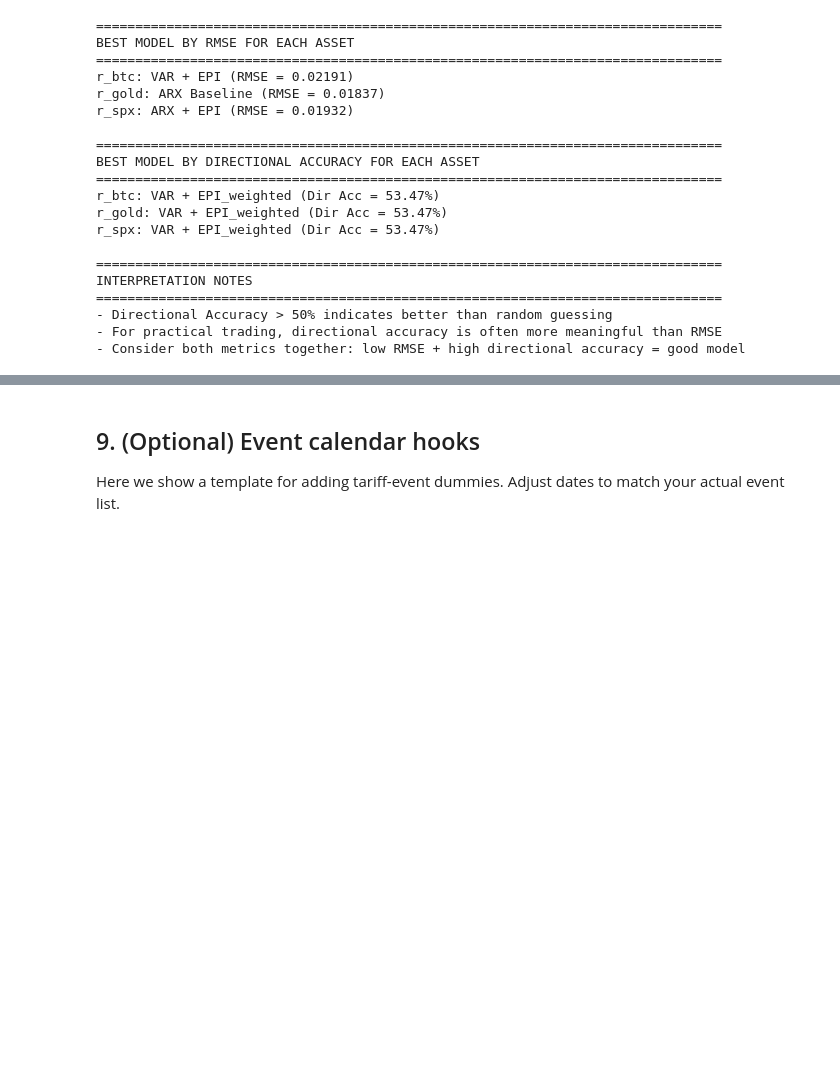
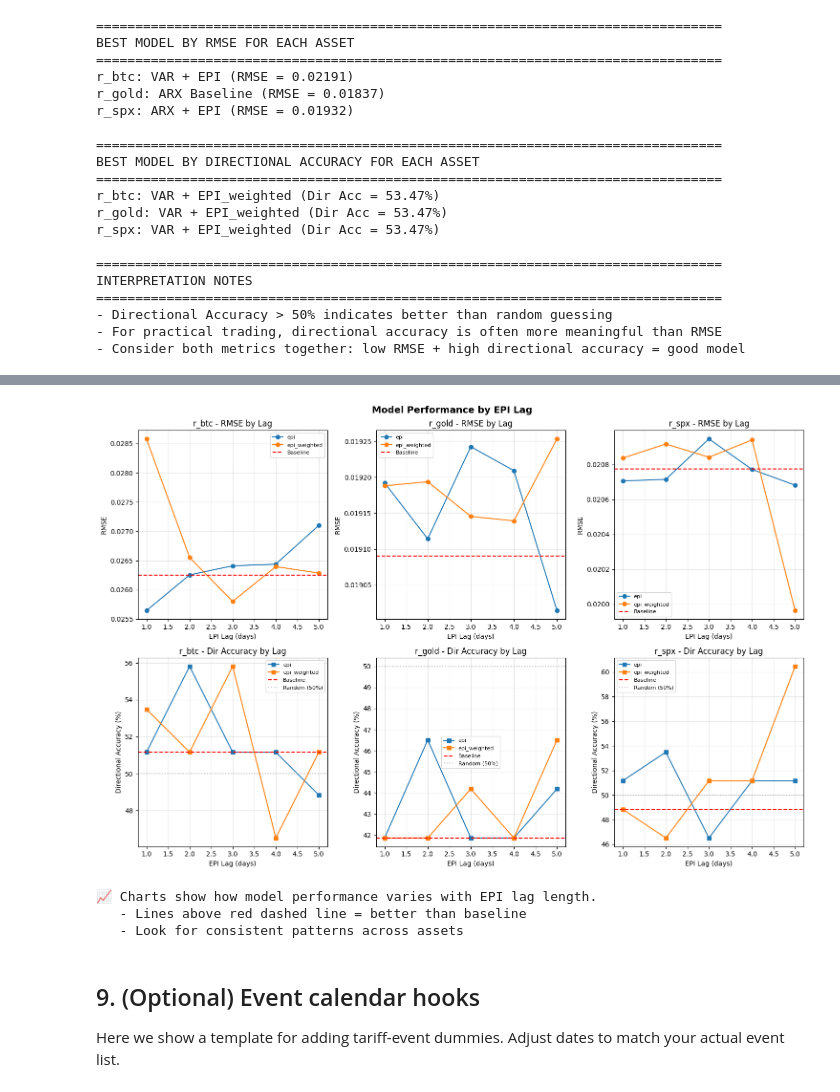
Before and after one commit to isom-ds/youtube-emotion-financial-modelling, a Jupyter notebook: 511_financial_epi_with_directional.ipynb, the cells around one changed output, grey strips where cells are left out. Saved outputs shown, nothing was run; the diff lists cells and outputs as text; code cells hidden in the pictures; blank space fills up the shorter version.

Commit message:
Improve model by adding more lags and analysis

```diff
--- a/511_financial_epi_with_directional.ipynb
+++ b/511_financial_epi_with_directional.ipynb
@@ -1602,3 +2909,54 @@ INTERPRETATION NOTES
+# %%
+# ============================================================
+# Visualization: Lag Performance Heatmaps
+# ============================================================
+
+import matplotlib.pyplot as plt
+
+fig, axes = plt.subplots(2, 3, figsize=(15, 10))
+fig.suptitle("Model Performance by EPI Lag", fontsize=14, fontweight='bold')
+
+# Plot for each asset
+for idx, asset in enumerate(assets):
+    # RMSE heatmap data
+    asset_data = lag_results_df[lag_results_df["asset"] == asset]
+
+    # Plot RMSE by lag
+    ax1 = axes[0, idx]
+    for epi_type in ["epi", "epi_weighted"]:
+        subset = asset_data[asset_data["epi_type"] == epi_type]
+        ax1.plot(subset["epi_lag"], subset["rmse"], marker='o', label=epi_type)
+    ax1.axhline(y=baseline_results[asset]["rmse"], color='red', linestyle='--', label='Baseline')
+    ax1.set_title(f"{asset} - RMSE by Lag")
+    ax1.set_xlabel("EPI Lag (days)")
+    ax1.set_ylabel("RMSE")
+    ax1.legend(fontsize=8)
+    ax1.grid(True, alpha=0.3)
+
+    # Plot Dir Acc by lag
+    ax2 = axes[1, idx]
+    for epi_type in ["epi", "epi_weighted"]:
+        subset = asset_data[asset_data["epi_type"] == epi_type]
+        ax2.plot(subset["epi_lag"], subset["dir_acc"], marker='s', label=epi_type)
+    ax2.axhline(y=baseline_results[asset]["dir_acc"], color='red', linestyle='--', label='Baseline')
+    ax2.axhline(y=50, color='gray', linestyle=':', alpha=0.5, label='Random (50%)')
+    ax2.set_title(f"{asset} - Dir Accuracy by Lag")
+    ax2.set_xlabel("EPI Lag (days)")
+    ax2.set_ylabel("Directional Accuracy (%)")
+    ax2.legend(fontsize=8)
+    ax2.grid(True, alpha=0.3)
+
+plt.tight_layout()
+plt.show()
+
+print("\n📈 Charts show how model performance varies with EPI lag length.")
+print("   - Lines above red dashed line = better than baseline")
+print("   - Look for consistent patterns across assets")
+# %% [output]
+[figure, added]
+📈 Charts show how model performance varies with EPI lag length.
+   - Lines above red dashed line = better than baseline
+   - Look for consistent patterns across assets
 # %% [markdown]
 
 ## 9. (Optional) Event calendar hooks
```
Also changed, not shown: parts of 25 cells of this notebook.
